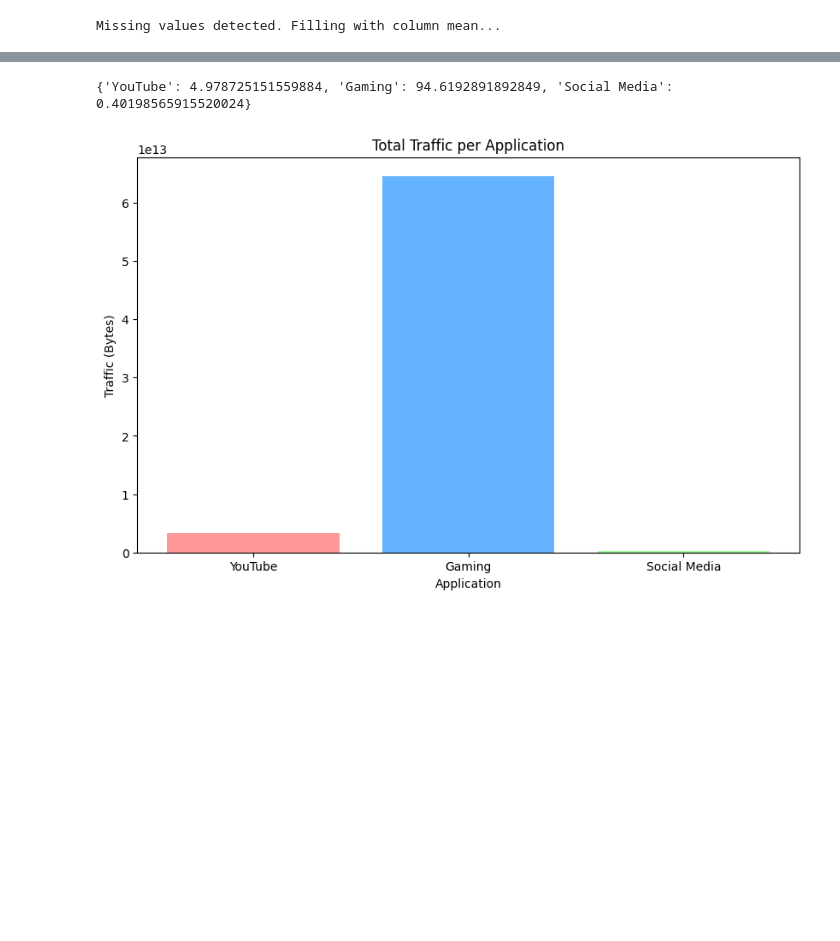
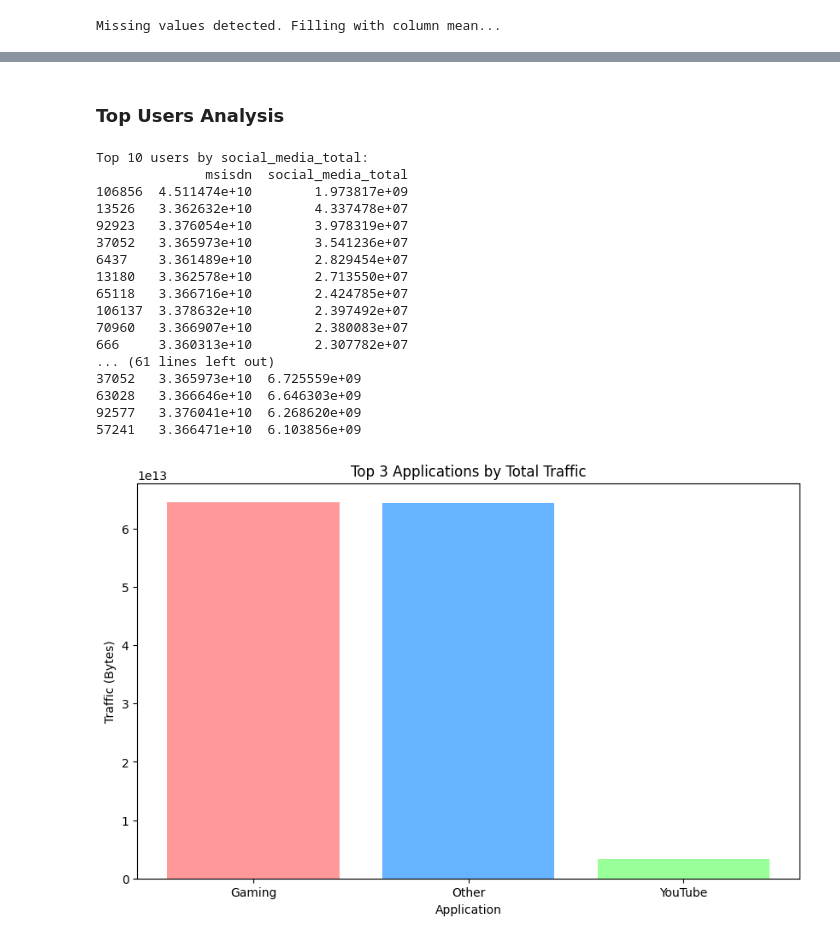
Before and after one commit to kaleabb266/tellco-telecom-analytics, a Jupyter notebook: notebooks/engagement.ipynb, the cells around one changed output, grey strips where cells are left out. Saved outputs shown, nothing was run; the diff lists cells and outputs as text; code cells hidden in the pictures; blank space fills up the shorter version.

```diff
--- a/notebooks/engagement.ipynb
+++ b/notebooks/engagement.ipynb
@@ -168,22 +270,39 @@ Top 10 Users for YouTube Traffic:
-# %%
-# Plot the top 3 most used applications
-total_traffic_per_app = {
-    'YouTube': df_apps['youtube_traffic'].sum(),
-    'Gaming': df_apps['gaming_traffic'].sum(),
-    'Social Media': df_apps['social_media_traffic'].sum()
-}
-total_traffic_per_app_percentage = {
-    'YouTube': df_apps['youtube_traffic'].sum() / df_apps['total_traffic'].sum() * 100,
-    'Gaming': df_apps['gaming_traffic'].sum() / df_apps['total_traffic'].sum() * 100,
-    'Social Media': df_apps['social_media_traffic'].sum() / df_apps['total_traffic'].sum() * 100
-}
-print(total_traffic_per_app_percentage)
-plt.figure(figsize=(10, 6))
-plt.bar(total_traffic_per_app.keys(), total_traffic_per_app.values(), color=['#ff9999','#66b3ff','#99ff99'])
-plt.title('Total Traffic per Application')
-plt.xlabel('Application')
-plt.ylabel('Traffic (Bytes)')
-plt.show()
-# %% [output]
-{'YouTube': 4.978725151559884, 'Gaming': 94.6192891892849, 'Social Media': 0.40198565915520024}
-[figure, removed]
+# %% [markdown]
+### Top Users Analysis
+# %%
+for col in app_columns:
+    print(f"\nTop 10 users by {col}:")
+    print(df.nlargest(10, col)[['msisdn', col]])
+
+# Plot top 3 applications by total usage
+top_3_apps = dict(sorted(total_traffic_per_app.items(),
+                        key=lambda x: x[1],
+                        reverse=True)[:3])
+
+plt.figure(figsize=(10, 6))
+plt.bar(top_3_apps.keys(),
+        top_3_apps.values(),
+        color=['#ff9999','#66b3ff','#99ff99'])
+plt.title('Top 3 Applications by Total Traffic')
+plt.xlabel('Application')
+plt.ylabel('Traffic (Bytes)')
+plt.show()
+# %% [output]
+Top 10 users by social_media_total:
+              msisdn  social_media_total
+106856  4.511474e+10        1.973817e+09
+13526   3.362632e+10        4.337478e+07
+92923   3.376054e+10        3.978319e+07
+37052   3.365973e+10        3.541236e+07
+6437    3.361489e+10        2.829454e+07
+13180   3.362578e+10        2.713550e+07
+65118   3.366716e+10        2.424785e+07
+106137  3.378632e+10        2.397492e+07
+70960   3.366907e+10        2.380083e+07
+666     3.360313e+10        2.307782e+07
+... (61 lines left out)
+37052   3.365973e+10  6.725559e+09
+63028   3.366646e+10  6.646303e+09
+92577   3.376041e+10  6.268620e+09
+57241   3.366471e+10  6.103856e+09
+[figure, added]
```
Also changed, not shown: parts of 32 cells of this notebook, 1 other file.
